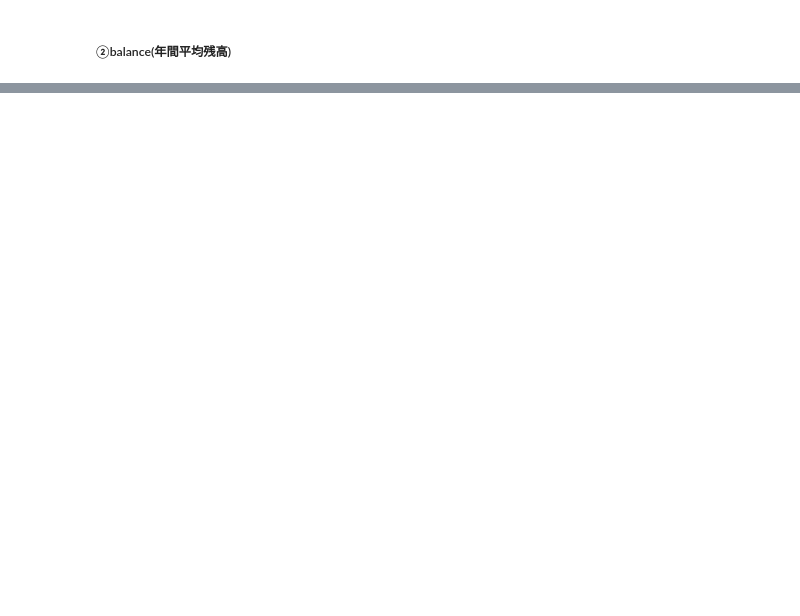
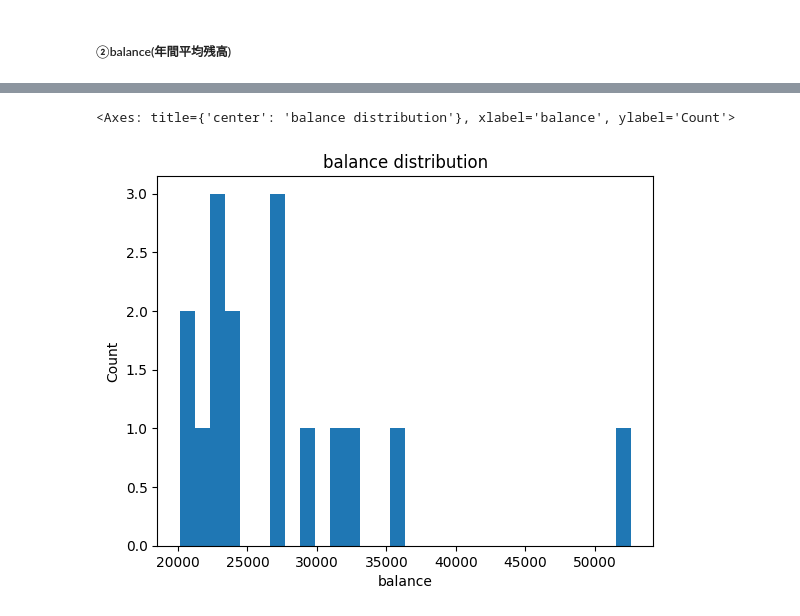
Before and after one commit to runa-yamauchi-dev/SIGNATE_Practice, a Jupyter notebook: competition02_Bank/notebook/Bank.ipynb, the cells around one changed output, grey strips where cells are left out. Saved outputs shown, nothing was run; the diff lists cells and outputs as text; code cells hidden in the pictures; blank space fills up the shorter version.

```diff
--- a/competition02_Bank/notebook/Bank.ipynb
+++ b/competition02_Bank/notebook/Bank.ipynb
@@ -288,0 +309,11 @@ Name: proportion, dtype: float64
+# %%
+train[(train["y"] == 1) & (train["balance"] > 20000)]["balance"].plot(
+  kind = "hist",
+  bins = 30,
+  title = "balance distribution",
+  xlabel = "balance",
+  ylabel = "Count",
+)
+# %% [output]
+<Axes: title={'center': 'balance distribution'}, xlabel='balance', ylabel='Count'>
+[figure, added]
```
Also changed, not shown: parts of 8 cells of this notebook.
